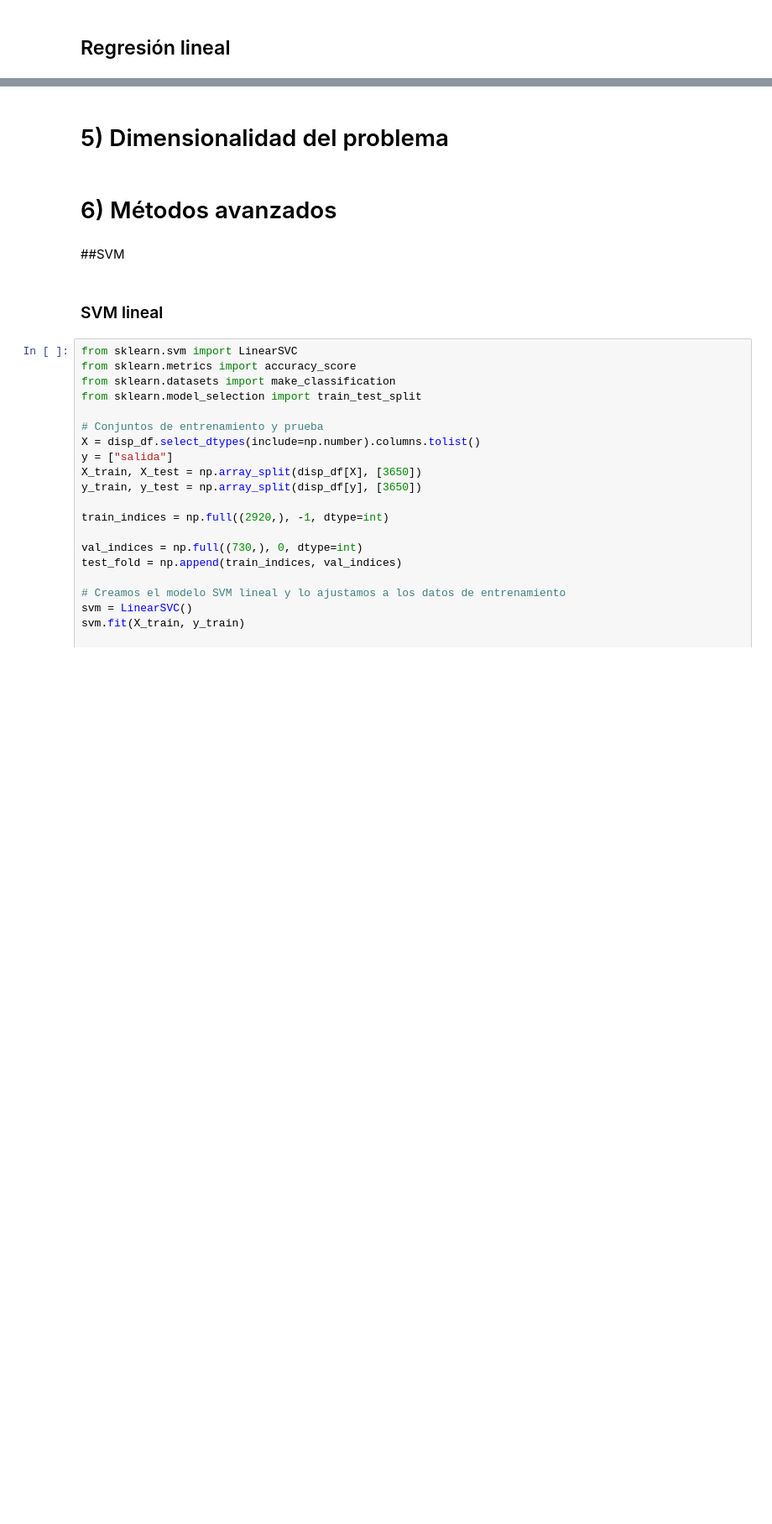
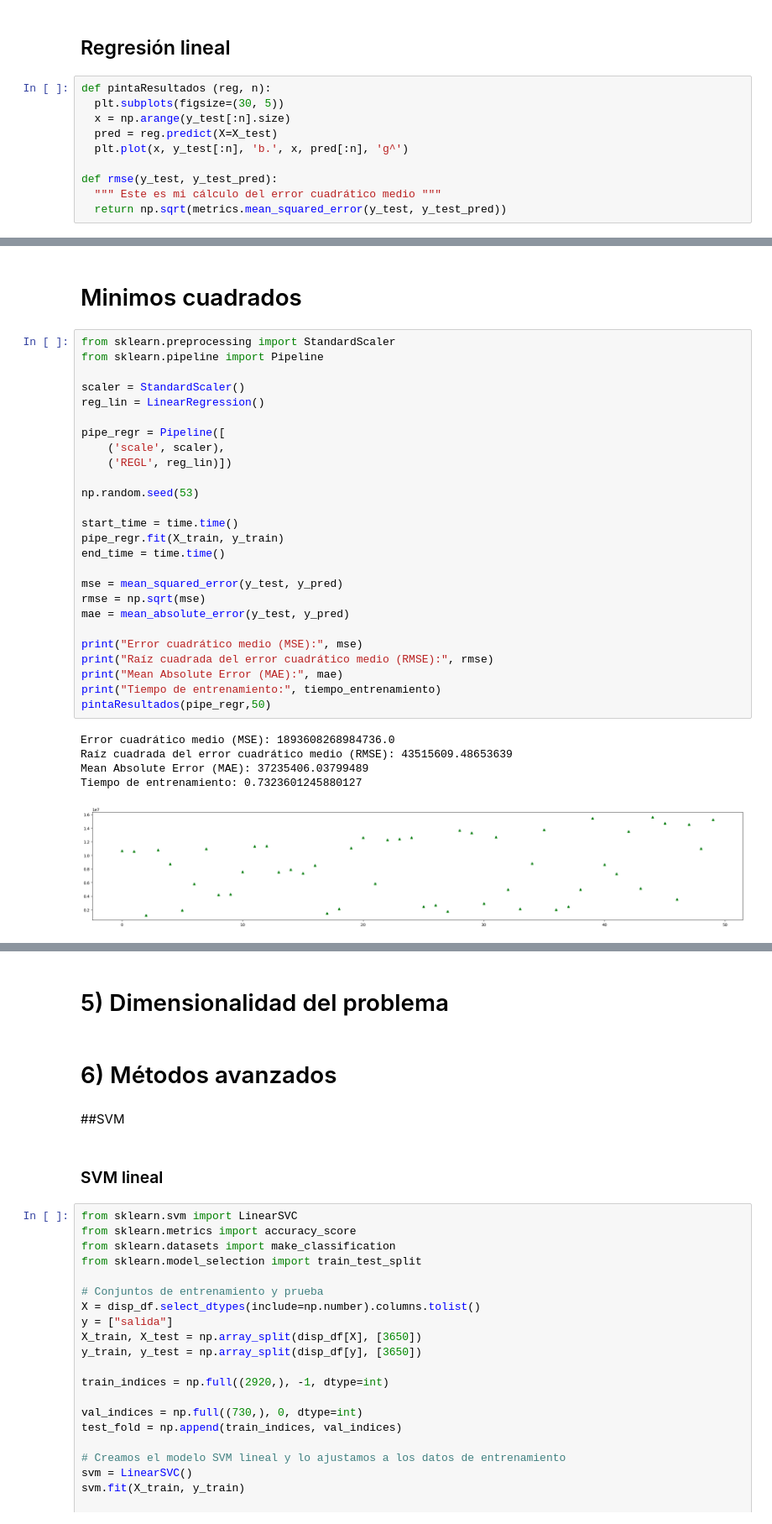
Before and after one commit to 100451183/Grupo8_Practica1, a Jupyter notebook: Grupo8_Practica1.ipynb, the cells around one changed output, grey strips where cells are left out. Shown at 84% size. Drawn from its saved outputs; the diff is of its cells as text; blank space fills up the shorter version.

```diff
--- a/Grupo8_Practica1.ipynb
+++ b/Grupo8_Practica1.ipynb
@@ -459,3 +459,13 @@ Media RMSE: 29202.861305614388
 # %% [markdown]
 ## Regresión lineal
+# %%
+def pintaResultados (reg, n):
+  plt.subplots(figsize=(30, 5))
+  x = np.arange(y_test[:n].size)
+  pred = reg.predict(X=X_test)
+  plt.plot(x, y_test[:n], 'b.', x, pred[:n], 'g^')
+
+def rmse(y_test, y_test_pred):
+  """ Este es mi cálculo del error cuadrático medio """
+  return np.sqrt(metrics.mean_squared_error(y_test, y_test_pred))
 # %%
@@ -483,0 +568,34 @@ LinearRegression()
+# %% [markdown]
+# Minimos cuadrados
+# %%
+from sklearn.preprocessing import StandardScaler
+from sklearn.pipeline import Pipeline
+
+scaler = StandardScaler()
+reg_lin = LinearRegression()
+
+pipe_regr = Pipeline([
+    ('scale', scaler),
+    ('REGL', reg_lin)])
+
+np.random.seed(53)
+
+start_time = time.time()
+pipe_regr.fit(X_train, y_train)
+end_time = time.time()
+
+mse = mean_squared_error(y_test, y_pred)
+rmse = np.sqrt(mse)
+mae = mean_absolute_error(y_test, y_pred)
+
+print("Error cuadrático medio (MSE):", mse)
+print("Raíz cuadrada del error cuadrático medio (RMSE):", rmse)
+print("Mean Absolute Error (MAE):", mae)
+print("Tiempo de entrenamiento:", tiempo_entrenamiento)
+pintaResultados(pipe_regr,50)
+# %% [output]
+Error cuadrático medio (MSE): 1893608268984736.0
+Raíz cuadrada del error cuadrático medio (RMSE): 43515609.48653639
+Mean Absolute Error (MAE): 37235406.03799489
+Tiempo de entrenamiento: 0.7323601245880127
+[figure, added]
```
Also changed, not shown: parts of 21 cells of this notebook.
